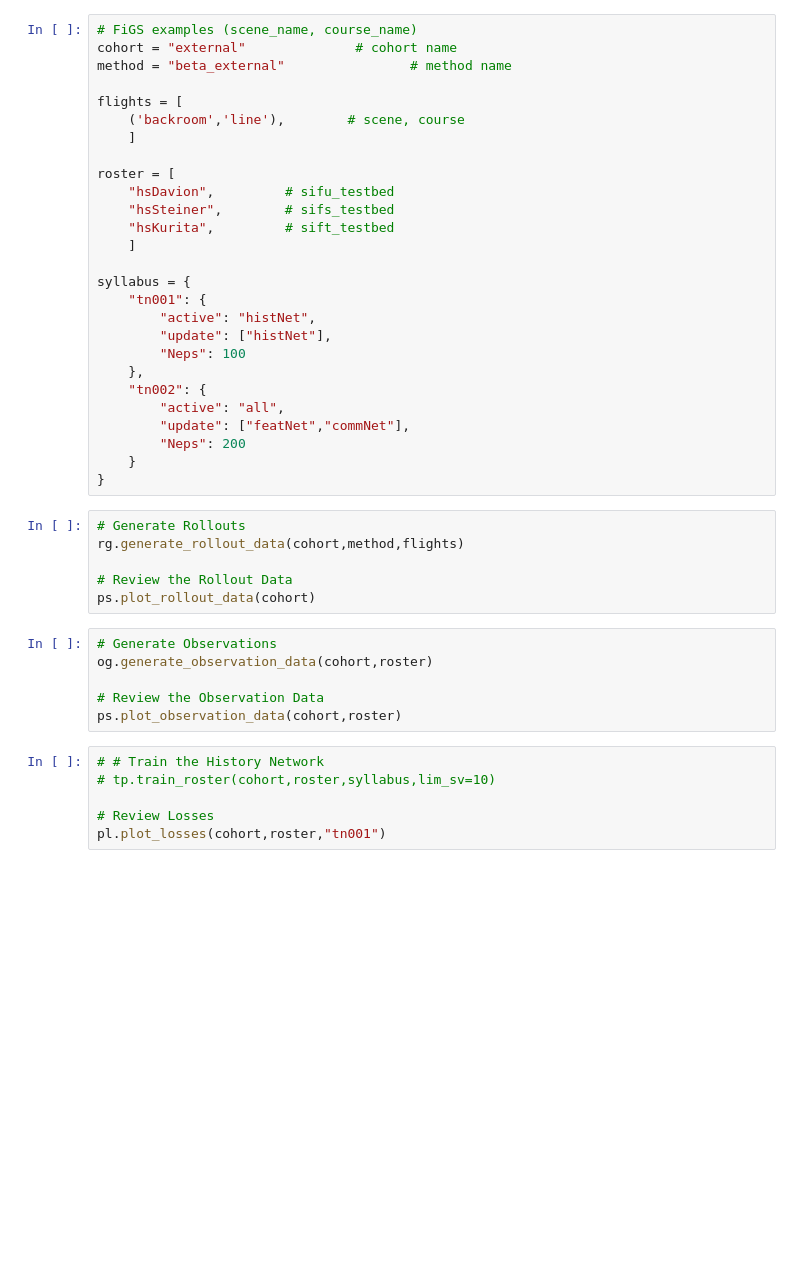
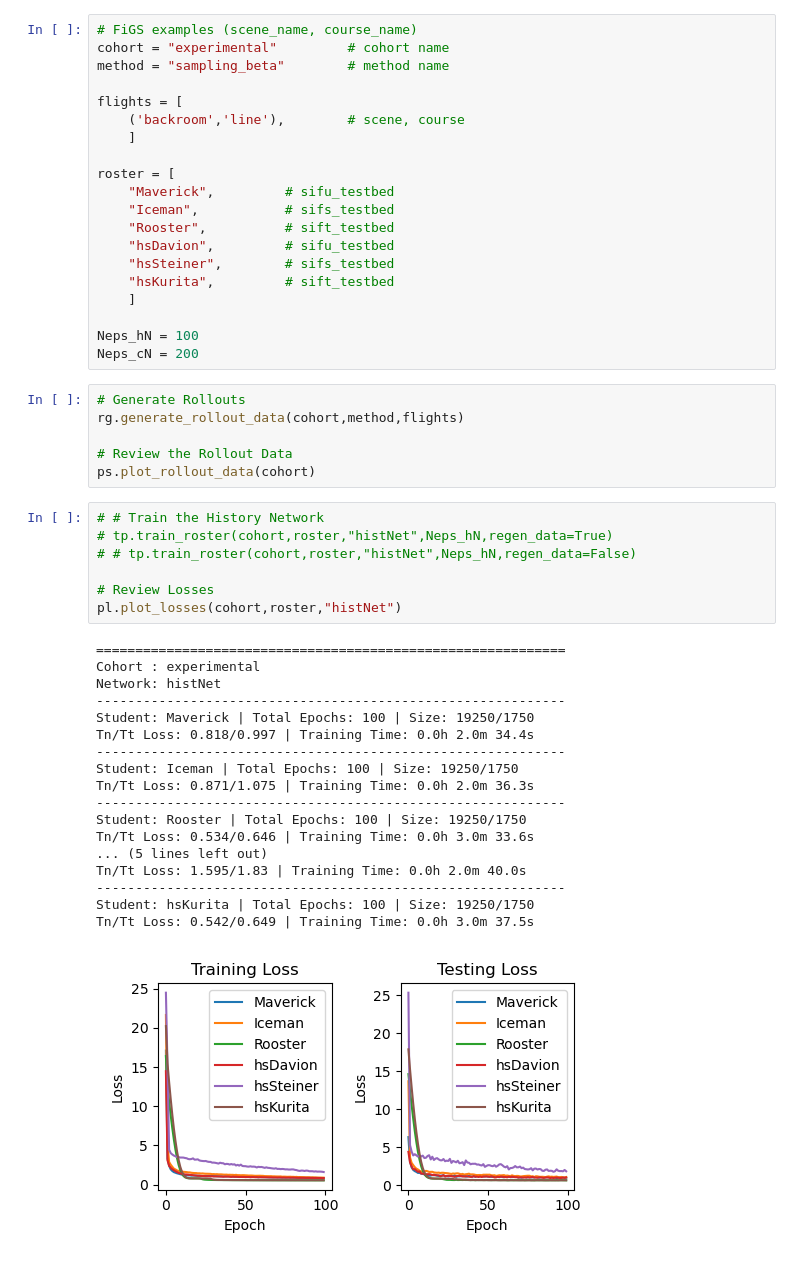
Before and after one commit to denisfliu/SousVide, a Jupyter notebook: notebooks/vit_general.ipynb, the cells around one changed output. Saved outputs shown, nothing was run; the diff lists cells and outputs as text; blank space fills up the shorter version.

```diff
--- a/notebooks/vit_general.ipynb
+++ b/notebooks/vit_general.ipynb
@@ -14,46 +14,53 @@ import sousvide.visualize.plot_learning as pl
 import sousvide.flight.deploy_figs as df
 # %%
 # FiGS examples (scene_name, course_name)
-cohort = "external"              # cohort name
-method = "beta_external"                # method name
+cohort = "experimental"         # cohort name
+method = "sampling_beta"        # method name
 
 flights = [
     ('backroom','line'),        # scene, course
     ]
 
 roster = [
+    "Maverick",         # sifu_testbed
+    "Iceman",           # sifs_testbed
+    "Rooster",          # sift_testbed
     "hsDavion",         # sifu_testbed
     "hsSteiner",        # sifs_testbed
     "hsKurita",         # sift_testbed
     ]
 
-syllabus = {
-    "tn001": {
-        "active": "histNet",
-        "update": ["histNet"],
-        "Neps": 100
-    },
-    "tn002": {
-        "active": "all",
-        "update": ["featNet","commNet"],
-        "Neps": 200
-    }
-}
+Neps_hN = 100
+Neps_cN = 200
 # %%
 # Generate Rollouts
 rg.generate_rollout_data(cohort,method,flights)
 
 # Review the Rollout Data
 ps.plot_rollout_data(cohort)
-# %%
-# Generate Observations
-og.generate_observation_data(cohort,roster)
-
-# Review the Observation Data
-ps.plot_observation_data(cohort,roster)
 # %%
 # # Train the History Network
-# tp.train_roster(cohort,roster,syllabus,lim_sv=10)
+# tp.train_roster(cohort,roster,"histNet",Neps_hN,regen_data=True)
+# # tp.train_roster(cohort,roster,"histNet",Neps_hN,regen_data=False)
 
 # Review Losses
-pl.plot_losses(cohort,roster,"tn001")
+pl.plot_losses(cohort,roster,"histNet")
+# %% [output]
+============================================================
+Cohort : experimental
+Network: histNet
+------------------------------------------------------------
+Student: Maverick | Total Epochs: 100 | Size: 19250/1750
+Tn/Tt Loss: 0.818/0.997 | Training Time: 0.0h 2.0m 34.4s
+------------------------------------------------------------
+Student: Iceman | Total Epochs: 100 | Size: 19250/1750
+Tn/Tt Loss: 0.871/1.075 | Training Time: 0.0h 2.0m 36.3s
+------------------------------------------------------------
+Student: Rooster | Total Epochs: 100 | Size: 19250/1750
+Tn/Tt Loss: 0.534/0.646 | Training Time: 0.0h 3.0m 33.6s
+... (5 lines left out)
+Tn/Tt Loss: 1.595/1.83 | Training Time: 0.0h 2.0m 40.0s
+------------------------------------------------------------
+Student: hsKurita | Total Epochs: 100 | Size: 19250/1750
+Tn/Tt Loss: 0.542/0.649 | Training Time: 0.0h 3.0m 37.5s
+[figure, added]
```
Also changed, not shown: parts of 1 cell of this notebook, 32 other files.
